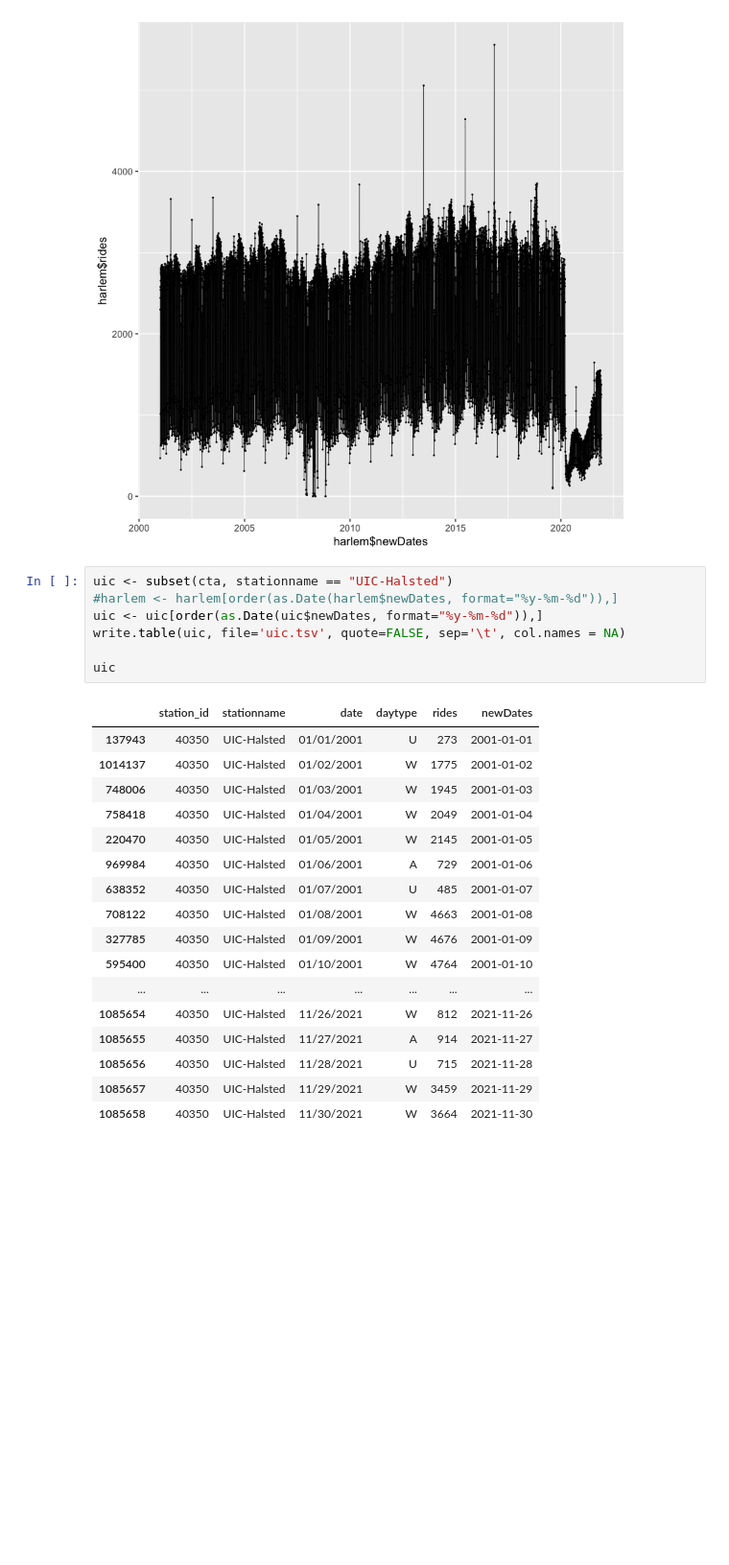
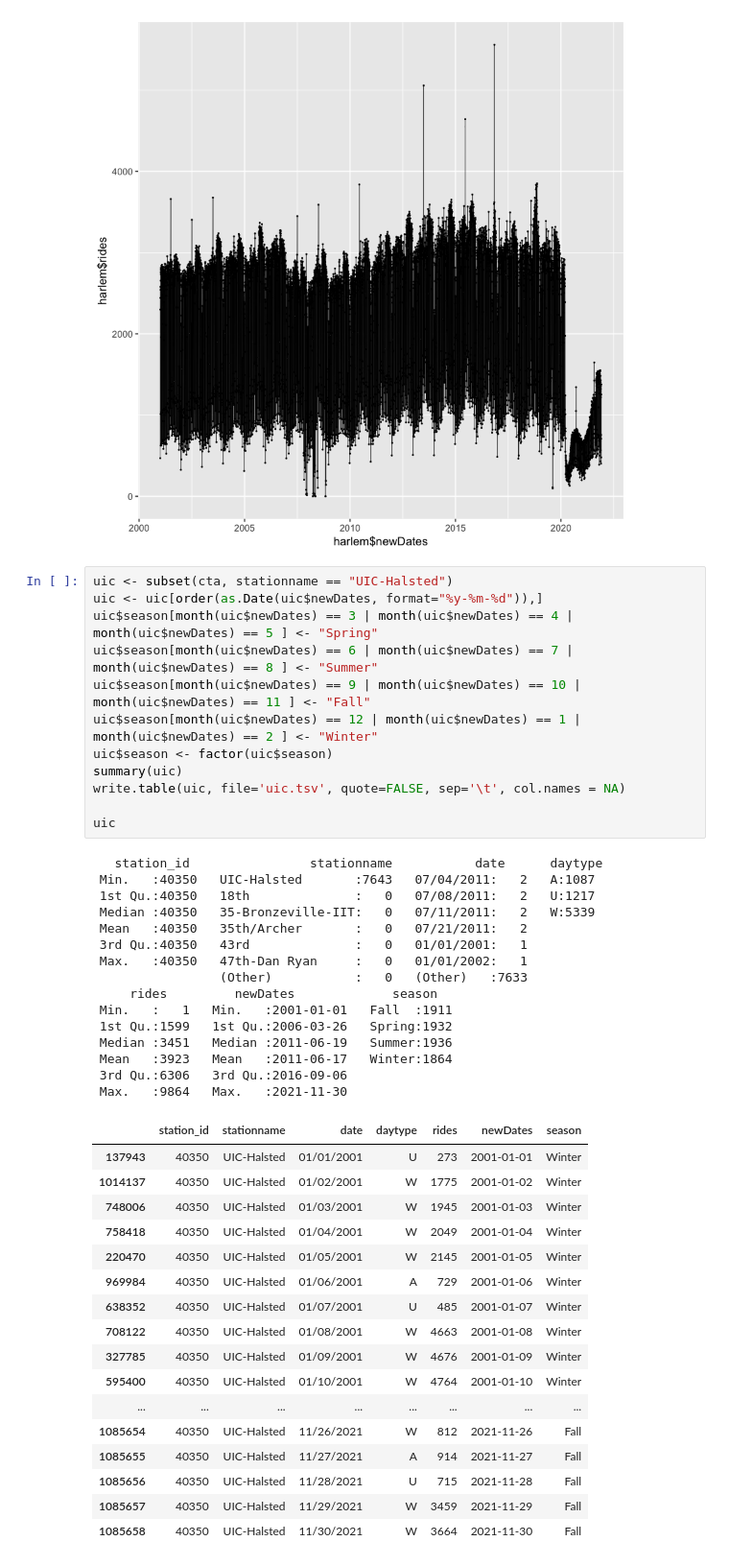
Before and after one commit to kaowayne8/424_CTA_STOP, a Jupyter notebook: TestR.ipynb, the cells around one changed output. Shown at 96% size. Drawn from its saved outputs; the diff is of its cells as text; blank space fills up the shorter version.

Commit message:
Added season coloring

```diff
--- a/TestR.ipynb
+++ b/TestR.ipynb
@@ -171,29 +150,49 @@ ggplot(harlem, aes(harlem$newDates, harlem$rides)) + geom_point(size = 0.2) + ge
 [figure]
 # %%
 uic <- subset(cta, stationname == "UIC-Halsted")
-#harlem <- harlem[order(as.Date(harlem$newDates, format="%y-%m-%d")),]
 uic <- uic[order(as.Date(uic$newDates, format="%y-%m-%d")),]
+uic$season[month(uic$newDates) == 3 | month(uic$newDates) == 4 | month(uic$newDates) == 5 ] <- "Spring"
+uic$season[month(uic$newDates) == 6 | month(uic$newDates) == 7 | month(uic$newDates) == 8 ] <- "Summer"
+uic$season[month(uic$newDates) == 9 | month(uic$newDates) == 10 | month(uic$newDates) == 11 ] <- "Fall"
+uic$season[month(uic$newDates) == 12 | month(uic$newDates) == 1 | month(uic$newDates) == 2 ] <- "Winter"
+uic$season <- factor(uic$season)
+summary(uic)
 write.table(uic, file='uic.tsv', quote=FALSE, sep='\t', col.names = NA)
 
 uic
 # %% [output]
+   station_id                stationname           date      daytype
+ Min.   :40350   UIC-Halsted       :7643   07/04/2011:   2   A:1087
+ 1st Qu.:40350   18th              :   0   07/08/2011:   2   U:1217
+ Median :40350   35-Bronzeville-IIT:   0   07/11/2011:   2   W:5339
+ Mean   :40350   35th/Archer       :   0   07/21/2011:   2
+ 3rd Qu.:40350   43rd              :   0   01/01/2001:   1
+ Max.   :40350   47th-Dan Ryan     :   0   01/01/2002:   1
+                 (Other)           :   0   (Other)   :7633
+     rides         newDates             season
+ Min.   :   1   Min.   :2001-01-01   Fall  :1911
+ 1st Qu.:1599   1st Qu.:2006-03-26   Spring:1932
+ Median :3451   Median :2011-06-19   Summer:1936
+ Mean   :3923   Mean   :2011-06-17   Winter:1864
+ 3rd Qu.:6306   3rd Qu.:2016-09-06
+ Max.   :9864   Max.   :2021-11-30
-|  | station_id | stationname | date | daytype | rides | newDates |
-| 137943 | 40350 | UIC-Halsted | 01/01/2001 | U | 273 | 2001-01-01 |
-| 1014137 | 40350 | UIC-Halsted | 01/02/2001 | W | 1775 | 2001-01-02 |
-| 748006 | 40350 | UIC-Halsted | 01/03/2001 | W | 1945 | 2001-01-03 |
-| 758418 | 40350 | UIC-Halsted | 01/04/2001 | W | 2049 | 2001-01-04 |
-| 220470 | 40350 | UIC-Halsted | 01/05/2001 | W | 2145 | 2001-01-05 |
-| 969984 | 40350 | UIC-Halsted | 01/06/2001 | A | 729 | 2001-01-06 |
-| 638352 | 40350 | UIC-Halsted | 01/07/2001 | U | 485 | 2001-01-07 |
-| 708122 | 40350 | UIC-Halsted | 01/08/2001 | W | 4663 | 2001-01-08 |
-| 327785 | 40350 | UIC-Halsted | 01/09/2001 | W | 4676 | 2001-01-09 |
-| 595400 | 40350 | UIC-Halsted | 01/10/2001 | W | 4764 | 2001-01-10 |
-| ... | ... | ... | ... | ... | ... | ... |
-| 1085654 | 40350 | UIC-Halsted | 11/26/2021 | W | 812 | 2021-11-26 |
-| 1085655 | 40350 | UIC-Halsted | 11/27/2021 | A | 914 | 2021-11-27 |
-| 1085656 | 40350 | UIC-Halsted | 11/28/2021 | U | 715 | 2021-11-28 |
-| 1085657 | 40350 | UIC-Halsted | 11/29/2021 | W | 3459 | 2021-11-29 |
-| 1085658 | 40350 | UIC-Halsted | 11/30/2021 | W | 3664 | 2021-11-30 |
+|  | station_id | stationname | date | daytype | rides | newDates | season |
+| 137943 | 40350 | UIC-Halsted | 01/01/2001 | U | 273 | 2001-01-01 | Winter |
+| 1014137 | 40350 | UIC-Halsted | 01/02/2001 | W | 1775 | 2001-01-02 | Winter |
+| 748006 | 40350 | UIC-Halsted | 01/03/2001 | W | 1945 | 2001-01-03 | Winter |
+| 758418 | 40350 | UIC-Halsted | 01/04/2001 | W | 2049 | 2001-01-04 | Winter |
+| 220470 | 40350 | UIC-Halsted | 01/05/2001 | W | 2145 | 2001-01-05 | Winter |
+| 969984 | 40350 | UIC-Halsted | 01/06/2001 | A | 729 | 2001-01-06 | Winter |
+| 638352 | 40350 | UIC-Halsted | 01/07/2001 | U | 485 | 2001-01-07 | Winter |
+| 708122 | 40350 | UIC-Halsted | 01/08/2001 | W | 4663 | 2001-01-08 | Winter |
+| 327785 | 40350 | UIC-Halsted | 01/09/2001 | W | 4676 | 2001-01-09 | Winter |
+| 595400 | 40350 | UIC-Halsted | 01/10/2001 | W | 4764 | 2001-01-10 | Winter |
+| ... | ... | ... | ... | ... | ... | ... | ... |
+| 1085654 | 40350 | UIC-Halsted | 11/26/2021 | W | 812 | 2021-11-26 | Fall |
+| 1085655 | 40350 | UIC-Halsted | 11/27/2021 | A | 914 | 2021-11-27 | Fall |
+| 1085656 | 40350 | UIC-Halsted | 11/28/2021 | U | 715 | 2021-11-28 | Fall |
+| 1085657 | 40350 | UIC-Halsted | 11/29/2021 | W | 3459 | 2021-11-29 | Fall |
+| 1085658 | 40350 | UIC-Halsted | 11/30/2021 | W | 3664 | 2021-11-30 | Fall |
 # %%
 ohare <- subset(cta, stationname == "O'Hare Airport")
 ohare <- ohare[order(as.Date(ohare$newDates, format="%y-%m-%d")),]
```
Also changed, not shown: parts of 20 cells of this notebook, 4 other files.
